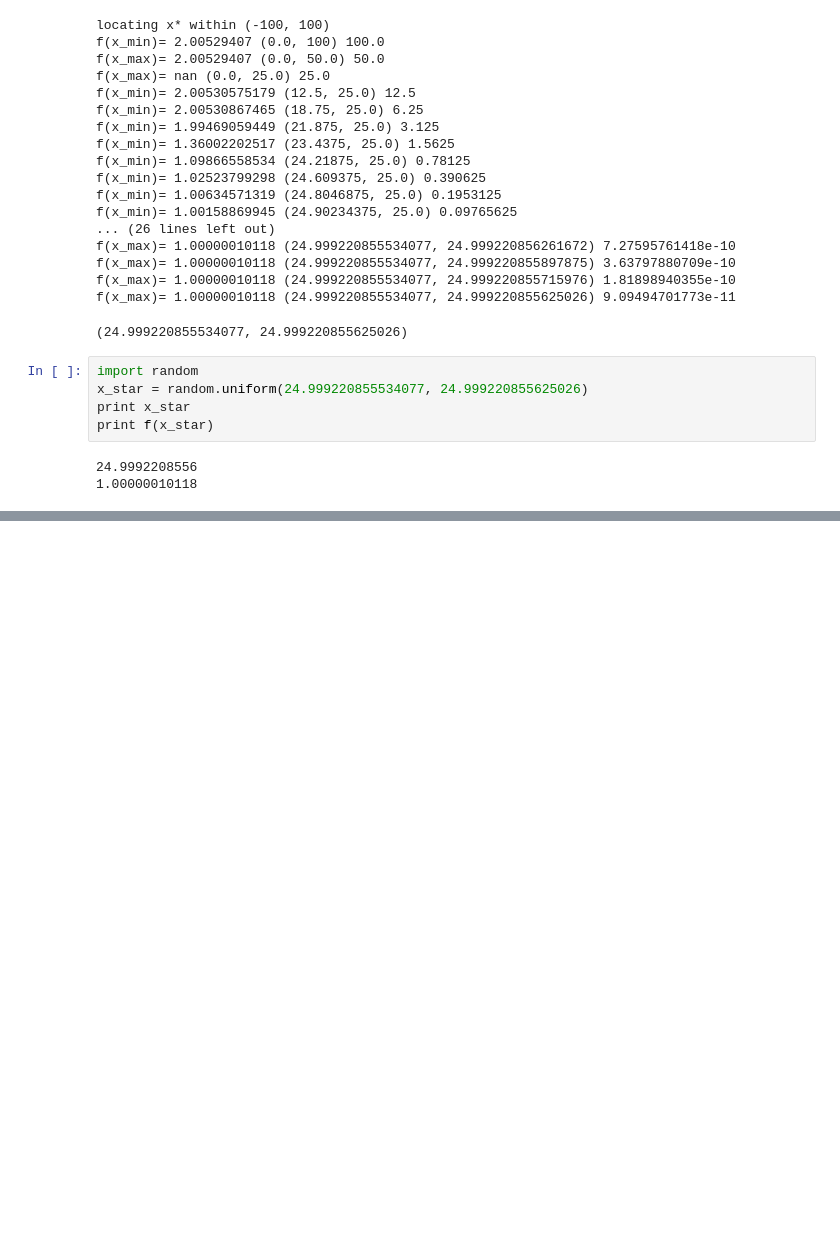
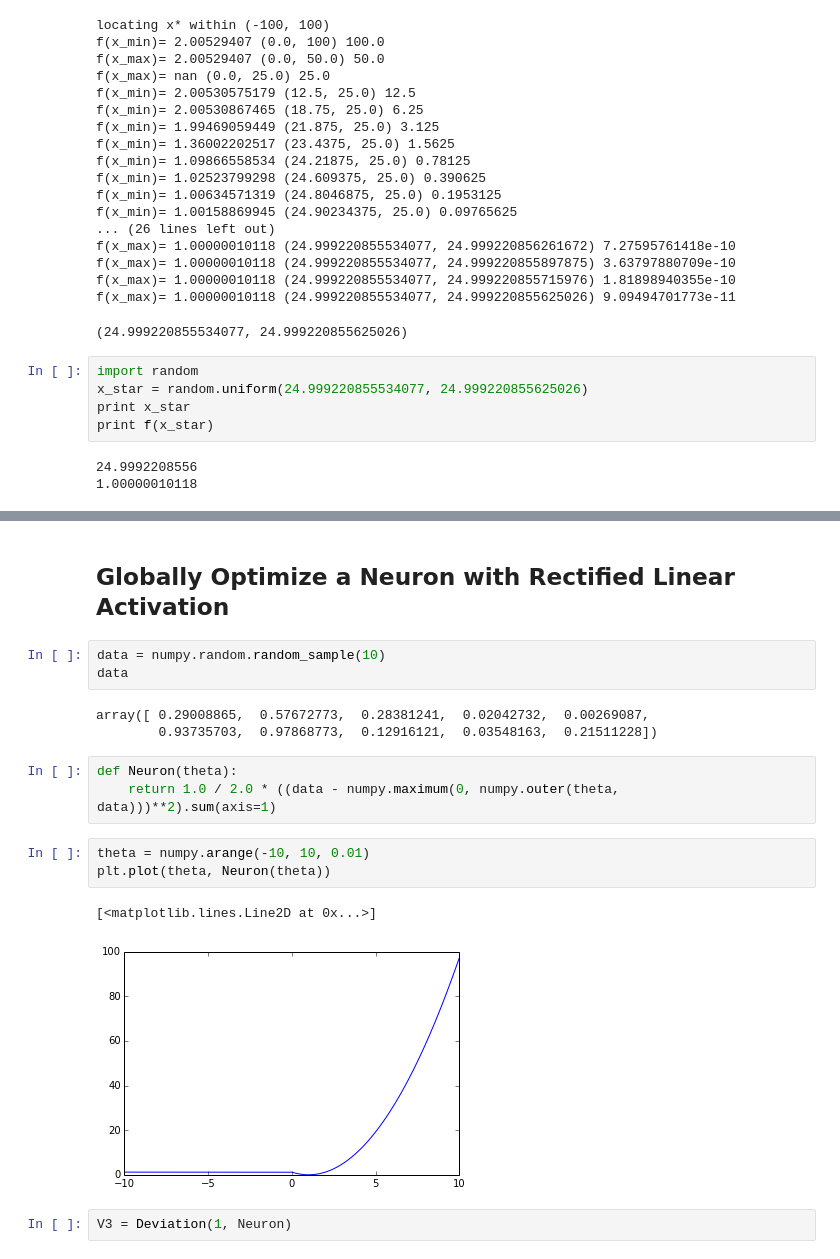
Before and after one commit to robertsdionne/notebooks, a Jupyter notebook: Global Optimization.ipynb, the cells around one changed output, grey strips where cells are left out. Cells and saved outputs as stored; diff of their text form; blank space fills up the shorter version.

```diff
--- a/Global Optimization.ipynb
+++ b/Global Optimization.ipynb
@@ -158,0 +222,19 @@ print f(x_star)
+# %% [markdown]
+## Globally Optimize a Neuron with Rectified Linear Activation
+# %%
+data = numpy.random.random_sample(10)
+data
+# %% [output]
+array([ 0.29008865,  0.57672773,  0.28381241,  0.02042732,  0.00269087,
+        0.93735703,  0.97868773,  0.12916121,  0.03548163,  0.21511228])
+# %%
+def Neuron(theta):
+    return 1.0 / 2.0 * ((data - numpy.maximum(0, numpy.outer(theta, data)))**2).sum(axis=1)
+# %%
+theta = numpy.arange(-10, 10, 0.01)
+plt.plot(theta, Neuron(theta))
+# %% [output]
+[<matplotlib.lines.Line2D at 0x...>]
+[figure, added]
+# %%
+V3 = Deviation(1, Neuron)
```
Also changed, not shown: parts of 24 cells of this notebook, 1 other file.
